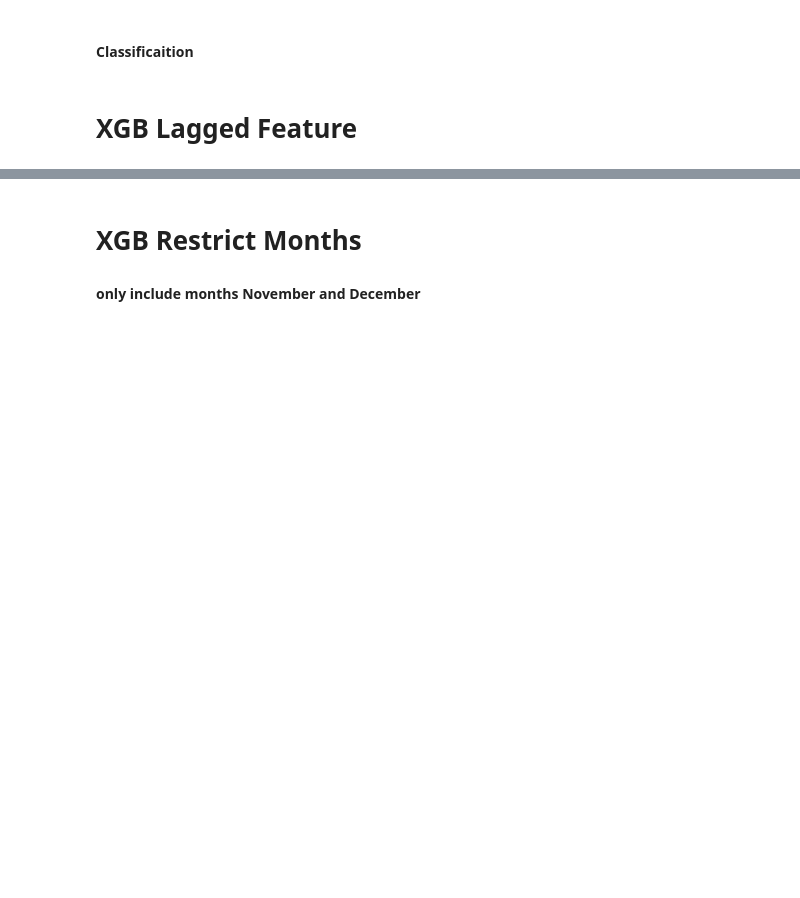
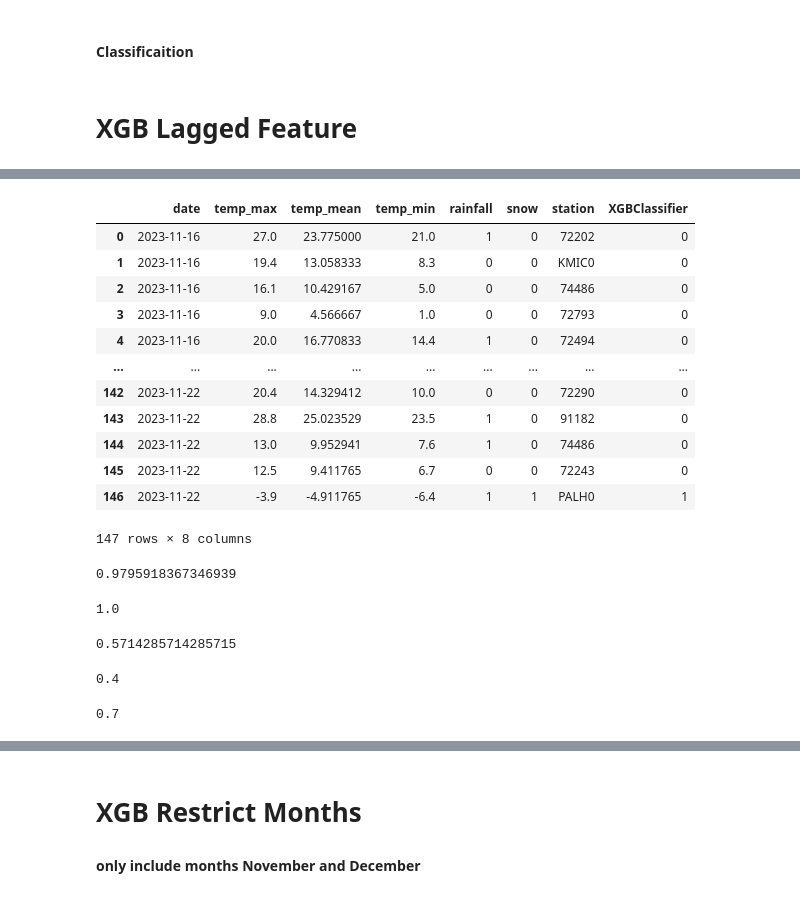
Before and after one commit to mb208/604Final, a Jupyter notebook: notebooks/xgb_prophet_playground.ipynb, the cells around one changed output, grey strips where cells are left out. Drawn from its saved outputs; the diff is of its cells as text; code cells hidden in the pictures; blank space fills up the shorter version.

Commit message:
adding xgboost classification tests

```diff
--- a/notebooks/xgb_prophet_playground.ipynb
+++ b/notebooks/xgb_prophet_playground.ipynb
@@ -729,0 +929,5 @@ xgb_data["temp_mean"].ewm(alpha=.9, adjust=False).mean().shape
+# %%
+fcst.fit(train_data_pd, id_col='station',
+         time_col='date',
+         target_col='snow',
+         static_features=static_feats)
@@ -729,0 +944,7 @@ xgb_data["temp_mean"].ewm(alpha=.9, adjust=False).mean().shape
+# %%
+test_data_pd.drop(['station_72202', 'station_72243', 'station_72278', 'station_72290',
+       'station_72327', 'station_72353', 'station_72405', 'station_72494',
+       'station_72530', 'station_72565', 'station_72572', 'station_72606',
+       'station_72681', 'station_72698', 'station_72793', 'station_74486',
+       'station_91182', 'station_KARB0', 'station_KMIC0', 'station_KYIP0',
+       'station_PALH0'], axis=1, inplace=True)
@@ -729,0 +967,2 @@ xgb_data["temp_mean"].ewm(alpha=.9, adjust=False).mean().shape
+# %%
+predictions = fcst.predict(h = 7, X_df = test_data_pd)
@@ -729,0 +987,38 @@ xgb_data["temp_mean"].ewm(alpha=.9, adjust=False).mean().shape
+# %%
+results = test_data_pd.merge(predictions, on = ['date', 'station'])
+# %%
+results
+# %% [output]
+|  | date | temp_max | temp_mean | temp_min | rainfall | snow | station | XGBClassifier |
+| 0 | 2023-11-16 | 27.0 | 23.775000 | 21.0 | 1 | 0 | 72202 | 0 |
+| 1 | 2023-11-16 | 19.4 | 13.058333 | 8.3 | 0 | 0 | KMIC0 | 0 |
+| 2 | 2023-11-16 | 16.1 | 10.429167 | 5.0 | 0 | 0 | 74486 | 0 |
+| 3 | 2023-11-16 | 9.0 | 4.566667 | 1.0 | 0 | 0 | 72793 | 0 |
+| 4 | 2023-11-16 | 20.0 | 16.770833 | 14.4 | 1 | 0 | 72494 | 0 |
+| ... | ... | ... | ... | ... | ... | ... | ... | ... |
+| 142 | 2023-11-22 | 20.4 | 14.329412 | 10.0 | 0 | 0 | 72290 | 0 |
+| 143 | 2023-11-22 | 28.8 | 25.023529 | 23.5 | 1 | 0 | 91182 | 0 |
+| 144 | 2023-11-22 | 13.0 | 9.952941 | 7.6 | 1 | 0 | 74486 | 0 |
+| 145 | 2023-11-22 | 12.5 | 9.411765 | 6.7 | 0 | 0 | 72243 | 0 |
+| 146 | 2023-11-22 | -3.9 | -4.911765 | -6.4 | 1 | 1 | PALH0 | 1 |
+147 rows × 8 columns
+# %%
+accuracy_score(results.snow, results.XGBClassifier)
+# %% [output]
+0.9795918367346939
+# %%
+precision_score(results.snow, results.XGBClassifier)
+# %% [output]
+1.0
+# %%
+f1_score(results.snow, results.XGBClassifier)
+# %% [output]
+0.5714285714285715
+# %%
+recall_score(results.snow, results.XGBClassifier)
+# %% [output]
+0.4
+# %%
+roc_auc_score(results.snow, results.XGBClassifier)
+# %% [output]
+0.7
```
Also changed, not shown: parts of 45 cells of this notebook.
